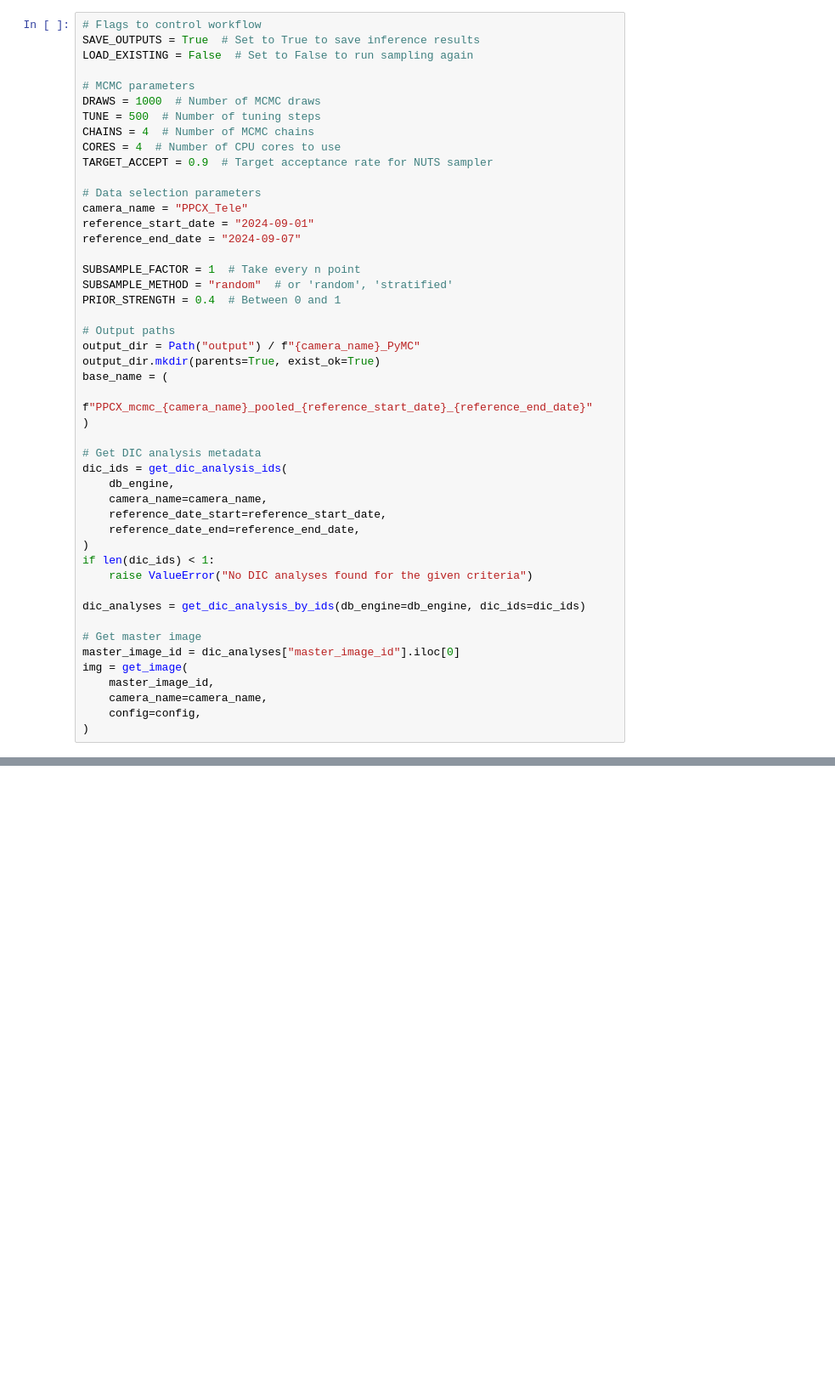
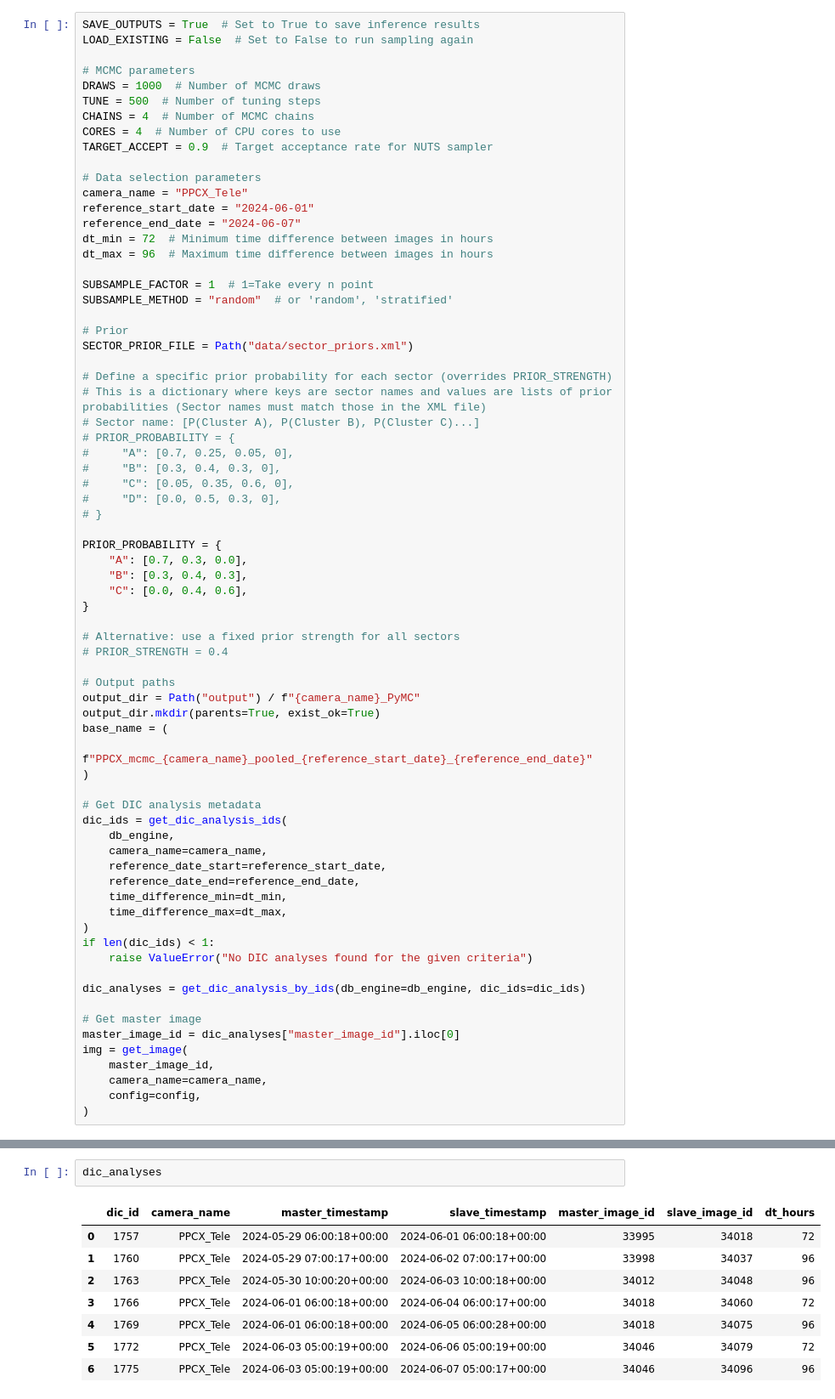
Before and after one commit to planpincieux/domains, a Jupyter notebook: ppcx_pymc_pooled_mcmc_marginalized.ipynb, the cells around one changed output, grey strips where cells are left out. Shown at 85% size. Drawn from its saved outputs; the diff is of its cells as text; blank space fills up the shorter version.

Commit message:
added new sectors prior

```diff
--- a/ppcx_pymc_pooled_mcmc_marginalized.ipynb
+++ b/ppcx_pymc_pooled_mcmc_marginalized.ipynb
@@ -42,7 +40,6 @@ rng = np.random.default_rng(RANDOM_SEED)
 config = ConfigManager()
 db_engine = create_engine(config.db_url)
 # %%
-# Flags to control workflow
 SAVE_OUTPUTS = True  # Set to True to save inference results
 LOAD_EXISTING = False  # Set to False to run sampling again
 
@@ -55,12 +52,35 @@ TARGET_ACCEPT = 0.9  # Target acceptance rate for NUTS sampler
 
 # Data selection parameters
 camera_name = "PPCX_Tele"
-reference_start_date = "2024-09-01"
-reference_end_date = "2024-09-07"
+reference_start_date = "2024-06-01"
+reference_end_date = "2024-06-07"
+dt_min = 72  # Minimum time difference between images in hours
+dt_max = 96  # Maximum time difference between images in hours
 
-SUBSAMPLE_FACTOR = 1  # Take every n point
+SUBSAMPLE_FACTOR = 1  # 1=Take every n point
 SUBSAMPLE_METHOD = "random"  # or 'random', 'stratified'
-PRIOR_STRENGTH = 0.4  # Between 0 and 1
+
+# Prior
+SECTOR_PRIOR_FILE = Path("data/sector_priors.xml")
+
+# Define a specific prior probability for each sector (overrides PRIOR_STRENGTH)
+# This is a dictionary where keys are sector names and values are lists of prior probabilities (Sector names must match those in the XML file)
+# Sector name: [P(Cluster A), P(Cluster B), P(Cluster C)...]
+# PRIOR_PROBABILITY = {
+#     "A": [0.7, 0.25, 0.05, 0],
+#     "B": [0.3, 0.4, 0.3, 0],
+#     "C": [0.05, 0.35, 0.6, 0],
+#     "D": [0.0, 0.5, 0.3, 0],
+# }
+
+PRIOR_PROBABILITY = {
+    "A": [0.7, 0.3, 0.0],
+    "B": [0.3, 0.4, 0.3],
+    "C": [0.0, 0.4, 0.6],
+}
+
+# Alternative: use a fixed prior strength for all sectors
+# PRIOR_STRENGTH = 0.4
 
 # Output paths
 output_dir = Path("output") / f"{camera_name}_PyMC"
@@ -75,6 +95,8 @@ dic_ids = get_dic_analysis_ids(
     camera_name=camera_name,
     reference_date_start=reference_start_date,
     reference_date_end=reference_end_date,
+    time_difference_min=dt_min,
+    time_difference_max=dt_max,
 )
 if len(dic_ids) < 1:
     raise ValueError("No DIC analyses found for the given criteria")
@@ -92,0 +115,11 @@ img = get_image(
+# %%
+dic_analyses
+# %% [output]
+|  | dic_id | camera_name | master_timestamp | slave_timestamp | master_image_id | slave_image_id | dt_hours |
+| 0 | 1757 | PPCX_Tele | 2024-05-29 06:00:18+00:00 | 2024-06-01 06:00:18+00:00 | 33995 | 34018 | 72 |
+| 1 | 1760 | PPCX_Tele | 2024-05-29 07:00:17+00:00 | 2024-06-02 07:00:17+00:00 | 33998 | 34037 | 96 |
+| 2 | 1763 | PPCX_Tele | 2024-05-30 10:00:20+00:00 | 2024-06-03 10:00:18+00:00 | 34012 | 34048 | 96 |
+| 3 | 1766 | PPCX_Tele | 2024-06-01 06:00:18+00:00 | 2024-06-04 06:00:17+00:00 | 34018 | 34060 | 72 |
+| 4 | 1769 | PPCX_Tele | 2024-06-01 06:00:18+00:00 | 2024-06-05 06:00:28+00:00 | 34018 | 34075 | 96 |
+| 5 | 1772 | PPCX_Tele | 2024-06-03 05:00:19+00:00 | 2024-06-06 05:00:19+00:00 | 34046 | 34079 | 72 |
+| 6 | 1775 | PPCX_Tele | 2024-06-03 05:00:19+00:00 | 2024-06-07 05:00:17+00:00 | 34046 | 34096 | 96 |
```
Also changed, not shown: parts of 17 cells of this notebook, 9 other files.
